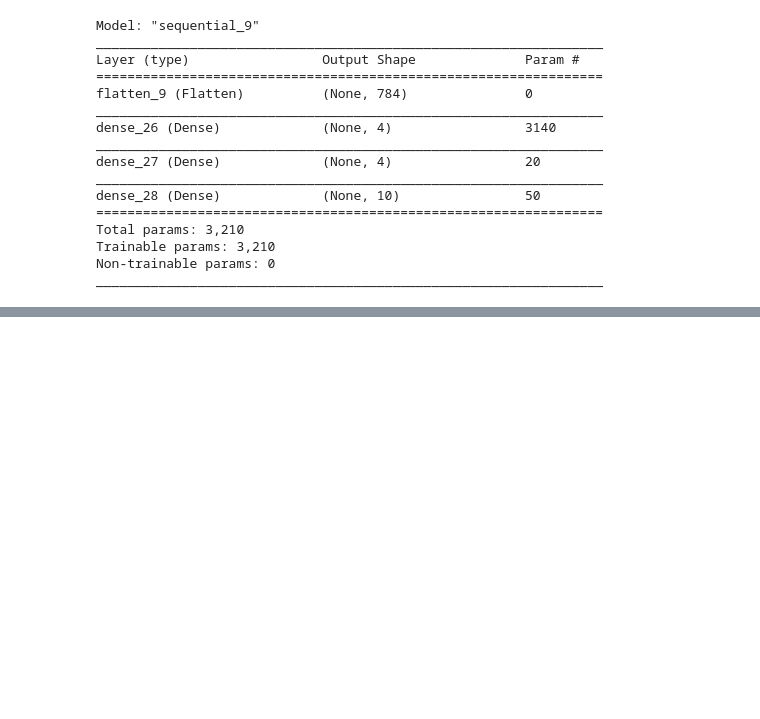
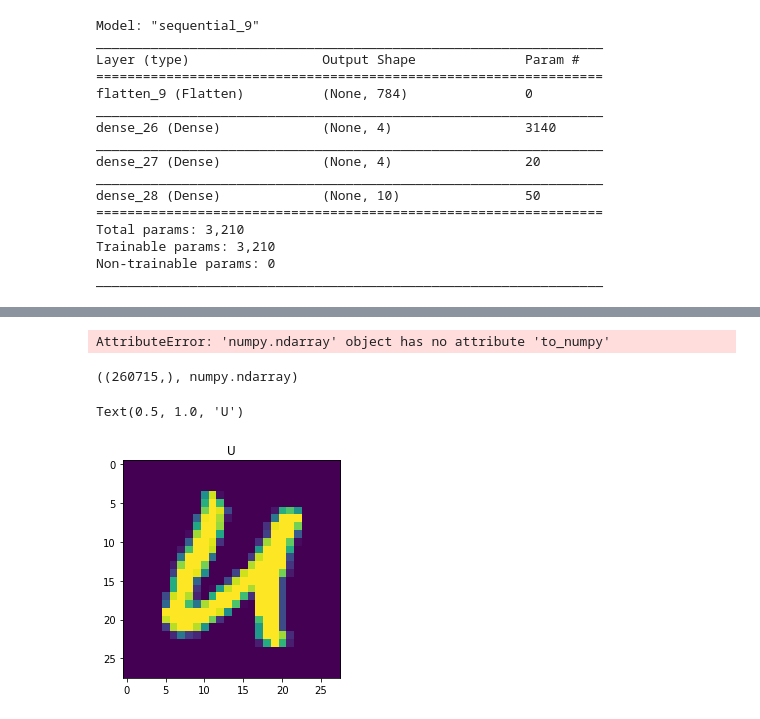
Before and after one commit to Goyalscode/Character-Recognition-Using-DL, a Jupyter notebook: learning_concepts_practice/practice.ipynb, the cells around one changed output, grey strips where cells are left out. Cells and saved outputs as stored; diff of their text form; code cells hidden in the pictures; blank space fills up the shorter version.

```diff
--- a/learning_concepts_practice/practice.ipynb
+++ b/learning_concepts_practice/practice.ipynb
@@ -5209,0 +5451,14 @@ _________________________________________________________________
+# %%
+y_train = y_train.to_numpy()
+# %% [output]
+AttributeError: 'numpy.ndarray' object has no attribute 'to_numpy'
+# %%
+y_train.shape, type(y_train)
+# %% [output]
+((260715,), numpy.ndarray)
+# %%
+plt.imshow(X_train[0])
+plt.title(chr(y_train[0]+65))
+# %% [output]
+Text(0.5, 1.0, 'U')
+[figure, added]
```
Also changed, not shown: parts of 64 cells of this notebook, 8 other files.
